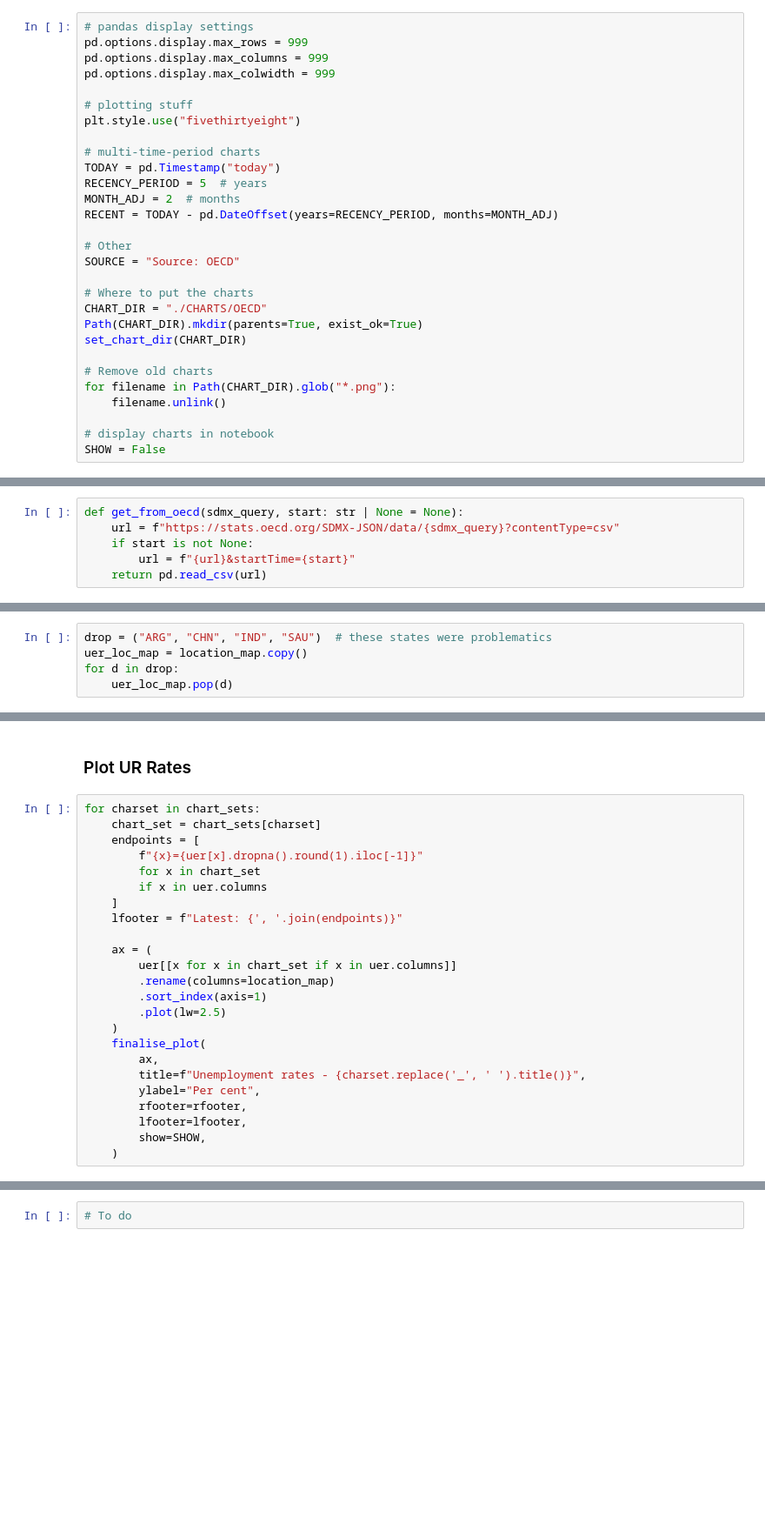
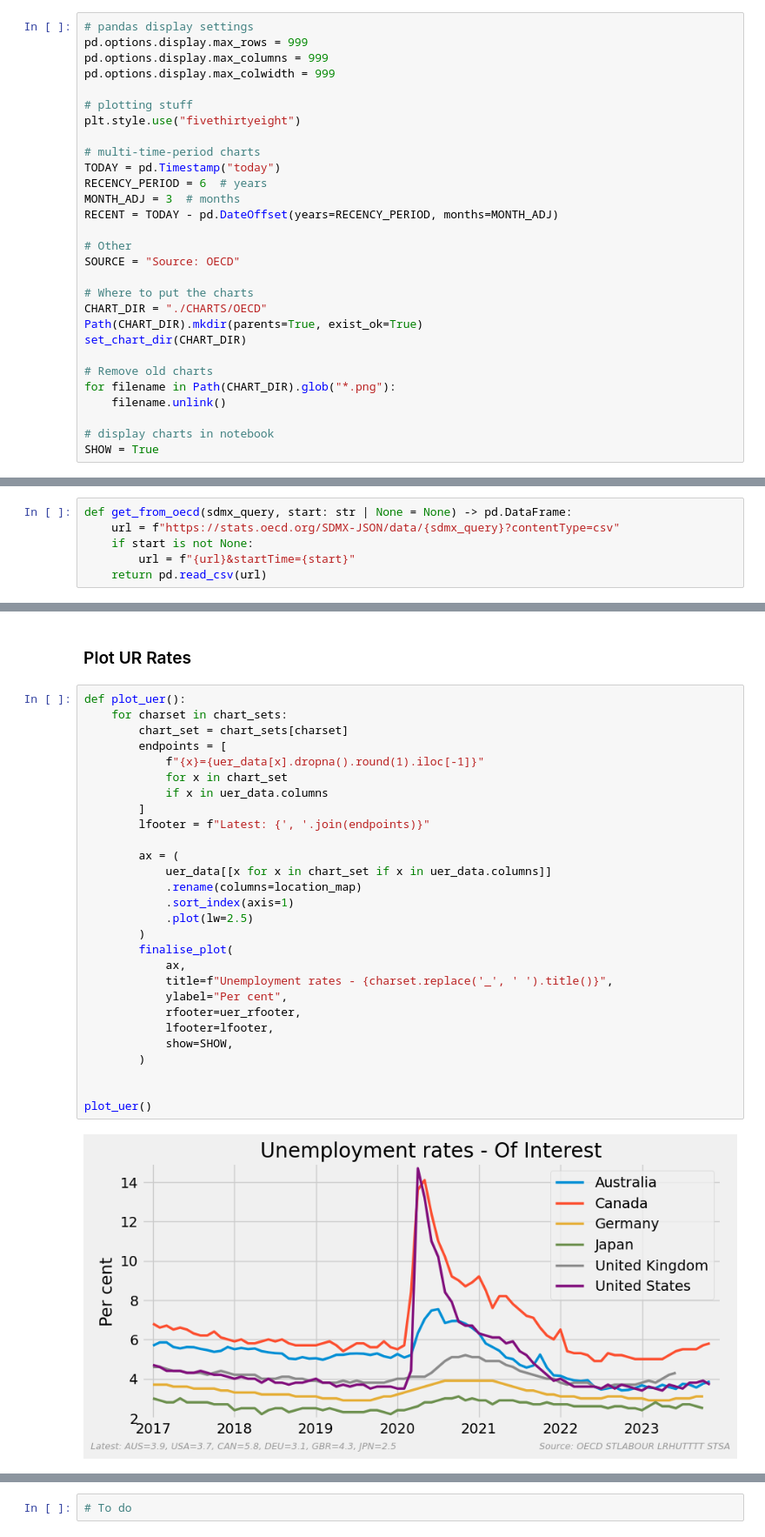
Before and after one commit to bpalmer4/Charts-based-on-ABS-data, a Jupyter notebook: notebooks/OECD international comparisons.ipynb, the cells around one changed output, grey strips where cells are left out. Shown at 87% size. Saved outputs shown, nothing was run; the diff lists cells and outputs as text; blank space fills up the shorter version.

```diff
--- a/notebooks/OECD international comparisons.ipynb
+++ b/notebooks/OECD international comparisons.ipynb
@@ -46,8 +44,8 @@ plt.style.use("fivethirtyeight")
 
 # multi-time-period charts
 TODAY = pd.Timestamp("today")
-RECENCY_PERIOD = 5  # years
-MONTH_ADJ = 2  # months
+RECENCY_PERIOD = 6  # years
+MONTH_ADJ = 3  # months
 RECENT = TODAY - pd.DateOffset(years=RECENCY_PERIOD, months=MONTH_ADJ)
 
 # Other
@@ -63,7 +61,7 @@ for filename in Path(CHART_DIR).glob("*.png"):
     filename.unlink()
 
 # display charts in notebook
-SHOW = False
+SHOW = True
 # %% [markdown]
 ## OECD support
 # %% [markdown]
@@ -220,7 +157,7 @@ chart_sets = {
 # %% [markdown]
 ### Python functions
 # %%
-def get_from_oecd(sdmx_query, start: str | None = None):
+def get_from_oecd(sdmx_query, start: str | None = None) -> pd.DataFrame:
     url = f"https://stats.oecd.org/SDMX-JSON/data/{sdmx_query}?contentType=csv"
     if start is not None:
         url = f"{url}&startTime={start}"
@@ -252,9 +188,4 @@ def percent_change(
 ## OECD Unemployment Rates
 # %% [markdown]
 ### Get UE data
-# %%
-drop = ("ARG", "CHN", "IND", "SAU")  # these states were problematics
-uer_loc_map = location_map.copy()
-for d in drop:
-    uer_loc_map.pop(d)
 # %%
@@ -294,26 +234,32 @@ uer.tail()
 # %% [markdown]
 ### Plot UR Rates
 # %%
-for charset in chart_sets:
-    chart_set = chart_sets[charset]
-    endpoints = [
-        f"{x}={uer[x].dropna().round(1).iloc[-1]}"
-        for x in chart_set
-        if x in uer.columns
-    ]
-    lfooter = f"Latest: {', '.join(endpoints)}"
+def plot_uer():
+    for charset in chart_sets:
+        chart_set = chart_sets[charset]
+        endpoints = [
+            f"{x}={uer_data[x].dropna().round(1).iloc[-1]}"
+            for x in chart_set
+            if x in uer_data.columns
+        ]
+        lfooter = f"Latest: {', '.join(endpoints)}"
 
-    ax = (
-        uer[[x for x in chart_set if x in uer.columns]]
-        .rename(columns=location_map)
-        .sort_index(axis=1)
-        .plot(lw=2.5)
-    )
-    finalise_plot(
-        ax,
-        title=f"Unemployment rates - {charset.replace('_', ' ').title()}",
-        ylabel="Per cent",
-        rfooter=rfooter,
-        lfooter=lfooter,
-        show=SHOW,
-    )
+        ax = (
+            uer_data[[x for x in chart_set if x in uer_data.columns]]
+            .rename(columns=location_map)
+            .sort_index(axis=1)
+            .plot(lw=2.5)
+        )
+        finalise_plot(
+            ax,
+            title=f"Unemployment rates - {charset.replace('_', ' ').title()}",
+            ylabel="Per cent",
+            rfooter=uer_rfooter,
+            lfooter=lfooter,
+            show=SHOW,
+        )
+
+
+plot_uer()
+# %% [output]
+[figure, added]
```
Also changed, not shown: parts of 29 cells of this notebook.
